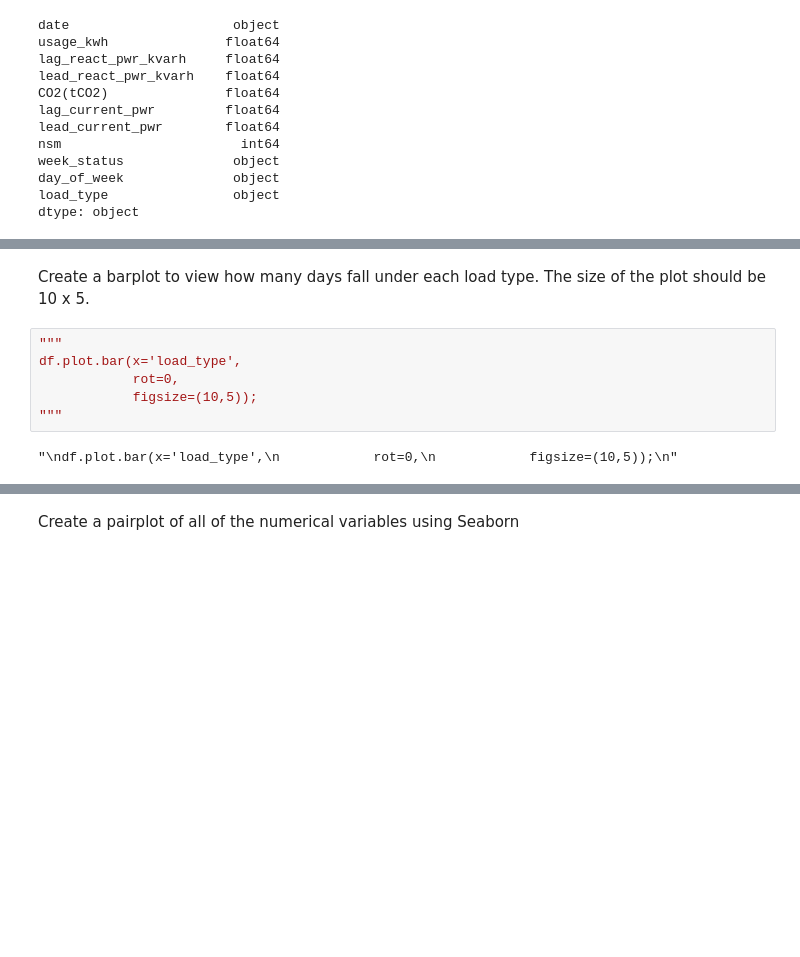
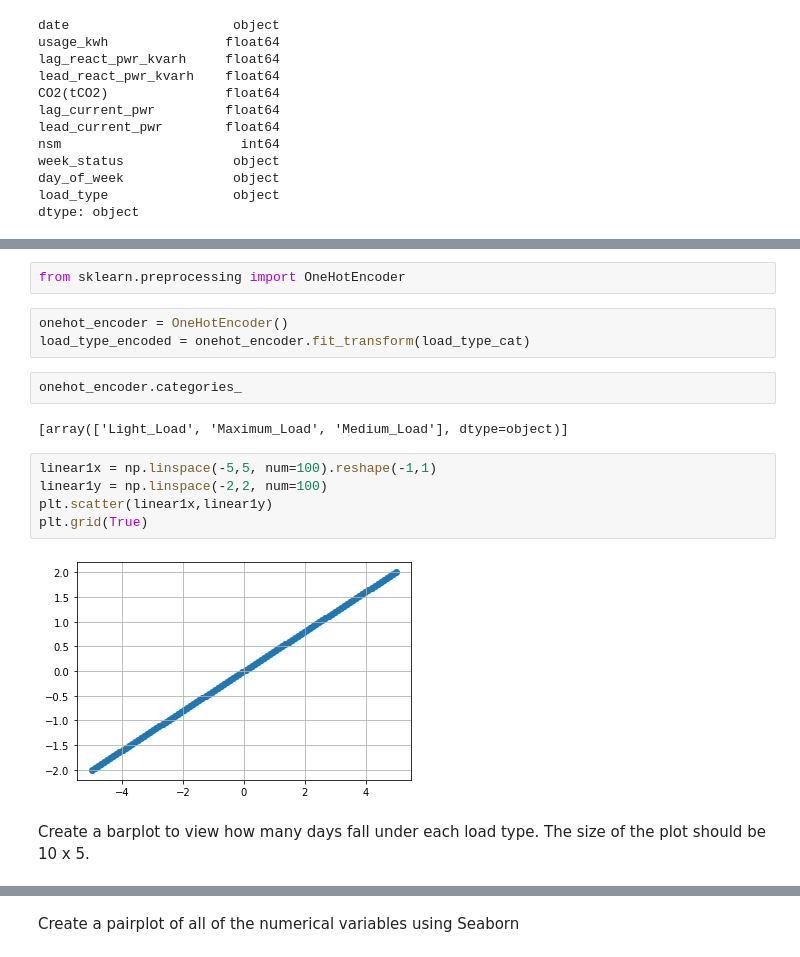
Before and after one commit to a-winders/MLA_ATW, a Jupyter notebook: MLA2_ATW.ipynb, the cells around one changed output, grey strips where cells are left out. Drawn from its saved outputs; the diff is of its cells as text; blank space fills up the shorter version.

```diff
--- a/MLA2_ATW.ipynb
+++ b/MLA2_ATW.ipynb
@@ -164,10 +190,18 @@ Name: load_type, dtype: int64
+# %%
+from sklearn.preprocessing import OneHotEncoder
+# %%
+onehot_encoder = OneHotEncoder()
+load_type_encoded = onehot_encoder.fit_transform(load_type_cat)
+# %%
+onehot_encoder.categories_
+# %% [output]
+[array(['Light_Load', 'Maximum_Load', 'Medium_Load'], dtype=object)]
+# %%
+linear1x = np.linspace(-5,5, num=100).reshape(-1,1)
+linear1y = np.linspace(-2,2, num=100)
+plt.scatter(linear1x,linear1y)
+plt.grid(True)
+# %% [output]
+[figure, added]
 # %% [markdown]
 Create a barplot to view how many days fall under each load type. The size of the plot should be 10 x 5.
-# %%
-"""
-df.plot.bar(x='load_type',
-            rot=0,
-            figsize=(10,5));
-"""
-# %% [output]
-"\ndf.plot.bar(x='load_type',\n            rot=0,\n            figsize=(10,5));\n"
```
Also changed, not shown: parts of 47 cells of this notebook.
